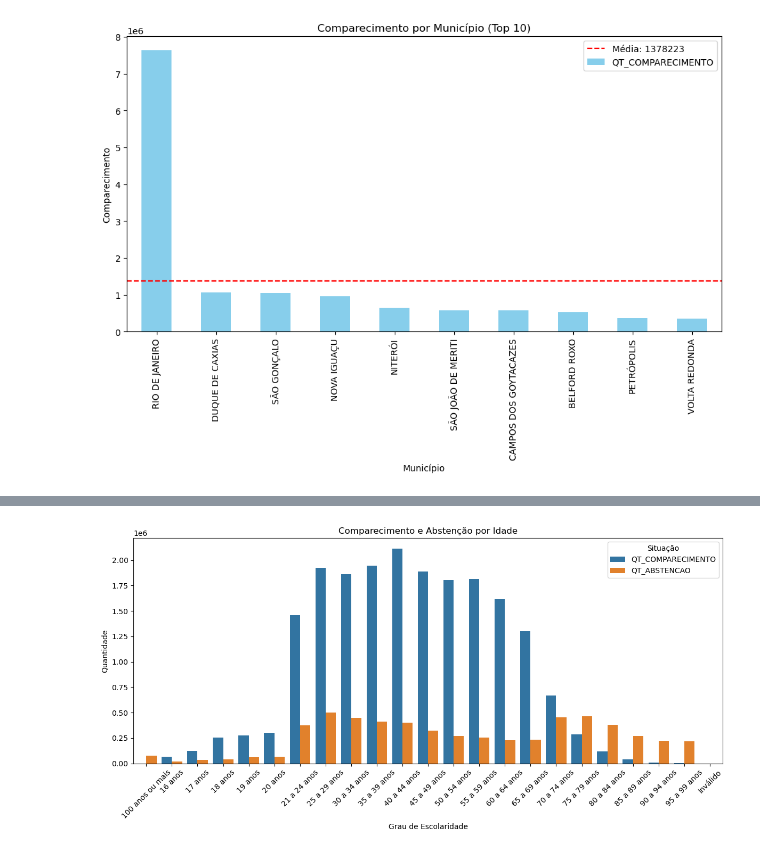
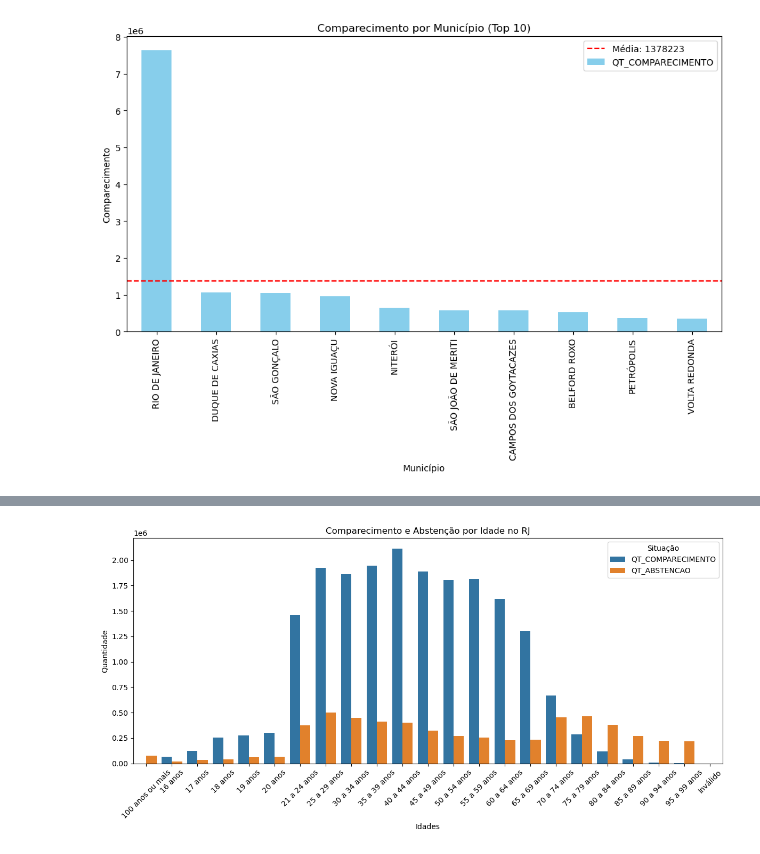
Before and after one commit to mt076/Projetos-, a Jupyter notebook: Projetos Python/Projeto Dados Comportamentais TSE/exploracao.ipynb, the cells around one changed output, grey strips where cells are left out. Cells and saved outputs as stored; diff of their text form; code cells hidden in the pictures.

```diff
--- a/Projetos Python/Projeto Dados Comportamentais TSE/exploracao.ipynb
+++ b/Projetos Python/Projeto Dados Comportamentais TSE/exploracao.ipynb
@@ -3,5 +3,6 @@ import pandas as pd
 import matplotlib.pyplot as plt
 import seaborn as sns
 # %%
-data = pd.read_csv("C:/Users/conta/OneDrive/Desktop/Projetos-/Projetos Python/Projeto Dados Comportamentais TSE/Dados RJ Eleitores/Dados RJ Eleitores/perfil_comparecimento_abstencao_2022_RJ.csv", encoding="latin1", sep=";")
+data_RJ = pd.read_csv("C:/Users/conta/OneDrive/Desktop/Projetos-/Projetos Python/Projeto Dados Comportamentais TSE/Dados RJ Eleitores/perfil_comparecimento_abstencao_2022_RJ.csv", encoding="latin1", sep=";")
+data_BRASIL = pd.read_csv("C:/Users/conta/OneDrive/Desktop/Projetos-/Projetos Python/Projeto Dados Comportamentais TSE/Dados RJ Eleitores/perfil_comparecimento_abstencao_2022_BRASIL.csv", encoding="latin1", sep=";")
 # %%
@@ -35,9 +36,9 @@ Data columns (total 43 columns):
 dtypes: int64(29), object(14)
 memory usage: 135.0+ MB
 # %%
-data['DT_GERACAO'] = pd.to_datetime(data['DT_GERACAO'], dayfirst=True, errors='coerce')
-data['HH_GERACAO'] = pd.to_datetime(data['HH_GERACAO'], dayfirst=True, errors='coerce')
+data_RJ['DT_GERACAO'] = pd.to_datetime(data_RJ['DT_GERACAO'], dayfirst=True, errors='coerce')
+data_RJ['HH_GERACAO'] = pd.to_datetime(data_RJ['HH_GERACAO'], dayfirst=True, errors='coerce')
 # %%
-data['ANO_ELEICAO'] = data['ANO_ELEICAO'].astype(int)
-data['ANO_ELEICAO'] = pd.to_datetime(data['ANO_ELEICAO'], format='%Y')
+data_RJ['ANO_ELEICAO'] = data_RJ['ANO_ELEICAO'].astype(int)
+data_RJ['ANO_ELEICAO'] = pd.to_datetime(data_RJ['ANO_ELEICAO'], format='%Y')
 # %%
@@ -150,7 +201,7 @@ municipios.sort_values(by='QT_COMPARECIMENTO', ascending=True).head(10)
 | 86 | TRAJANO DE MORAES | 14332 | 3182 | 54 | 40 |
 | 3 | AREAL | 15867 | 3781 | 32 | 32 |
 # %%
-faixa_etaria = data.groupby('DS_FAIXA_ETARIA')[['QT_COMPARECIMENTO', 'QT_ABSTENCAO']].sum().reset_index()
+faixa_etaria = data_RJ.groupby('DS_FAIXA_ETARIA')[['QT_COMPARECIMENTO', 'QT_ABSTENCAO']].sum().reset_index()
 faixa_etaria.sort_values(by='QT_COMPARECIMENTO', ascending=False).head(30)
 # %% [output]
 |  | DS_FAIXA_ETARIA | QT_COMPARECIMENTO | QT_ABSTENCAO |
@@ -220,16 +357,16 @@ plt.show()
 # %%
 grafico3 = faixa_etaria.melt(id_vars='DS_FAIXA_ETARIA',
                        value_vars=['QT_COMPARECIMENTO', 'QT_ABSTENCAO'],
                        var_name='Situação', value_name='Quantidade')
 
 plt.figure(figsize=(12,6))
 sns.barplot(data=grafico3, x='DS_FAIXA_ETARIA', y='Quantidade', hue='Situação')
-plt.title('Comparecimento e Abstenção por Idade')
-plt.xlabel('Grau de Escolaridade')
+plt.title('Comparecimento e Abstenção por Idade no RJ')
+plt.xlabel('Idades')
 plt.ylabel('Quantidade')
 plt.xticks(rotation=45)
 plt.legend(title='Situação')
 plt.tight_layout()
 plt.show()
 # %% [output]
-[figure, old version]
+[figure, new version]
```
Also changed, not shown: parts of 27 cells of this notebook, 2 other files.
